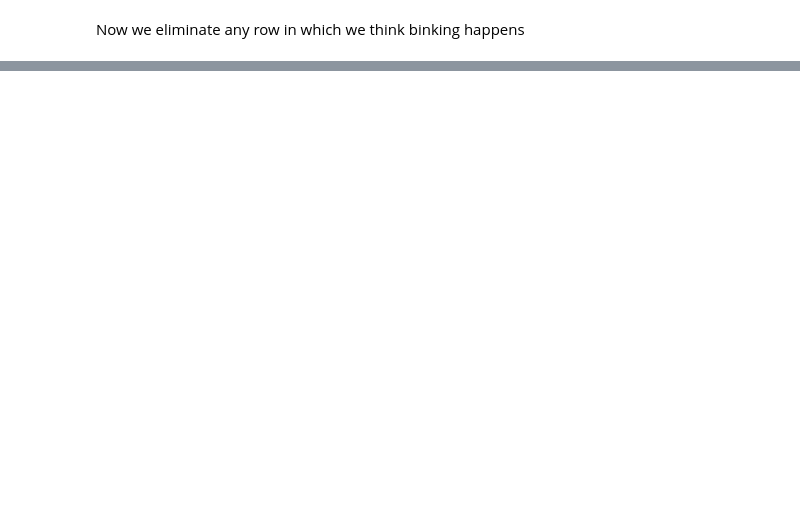
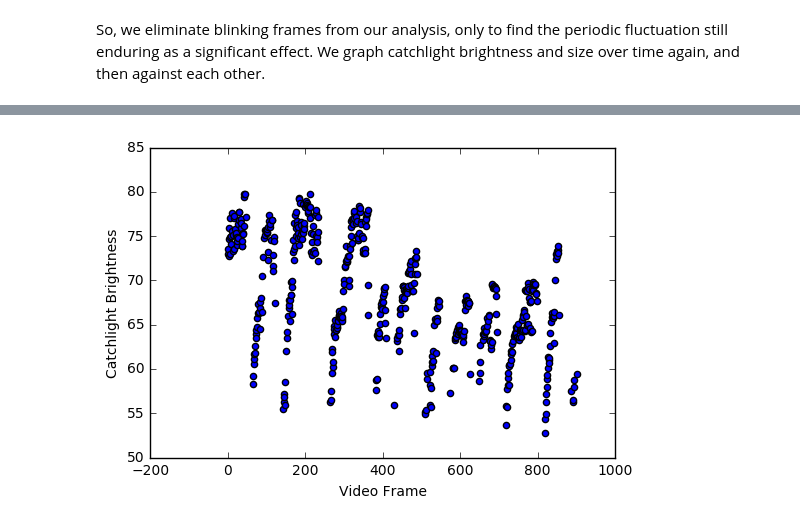
Before and after one commit to RayGonzalez/EyeBrights, a Jupyter notebook: Pipeline.ipynb, the cells around one changed output, grey strips where cells are left out. Drawn from its saved outputs; the diff is of its cells as text; code cells hidden in the pictures; blank space fills up the shorter version.

```diff
--- a/Pipeline.ipynb
+++ b/Pipeline.ipynb
@@ -110,8 +161,7 @@ plt.show()
-# %% [markdown]
-Now we eliminate any row in which we think binking happens
+# %% [markdown]
+So, we eliminate blinking frames from our analysis, only to find the periodic fluctuation still enduring as a significant effect. We graph catchlight brightness and size over time again, and then against each other.
 # %%
 no_blink_data = Data[Data.blink != 1]
-plt.plot(no_blink_data["frame"], no_blink_data["brightness"])
 plt.scatter(no_blink_data["frame"], no_blink_data["brightness"])
 plt.xlabel("Video Frame")
 plt.ylabel("Catchlight Brightness")
@@ -122,2 +170,3 @@ plt.show()
+[figure, added]
 # %%
 plt.scatter(no_blink_data["frame"], no_blink_data["size"])
```
Also changed, not shown: parts of 32 cells of this notebook.
